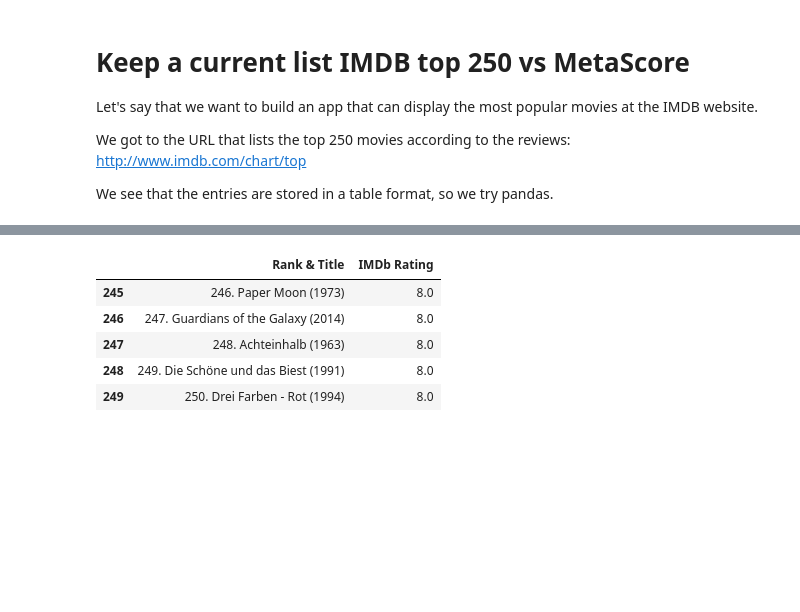
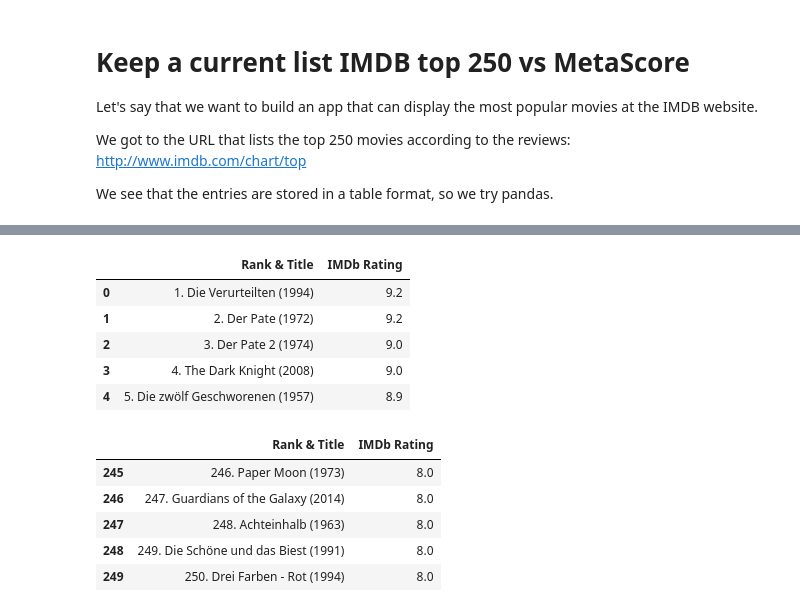
Before and after one commit to ByronBay/dataXbwcon, a Jupyter notebook: 03-tools-webscraping/notebook-webscraping.ipynb, the cells around one changed output, grey strips where cells are left out. Drawn from its saved outputs; the diff is of its cells as text; code cells hidden in the pictures; blank space fills up the shorter version.

```diff
--- a/03-tools-webscraping/notebook-webscraping.ipynb
+++ b/03-tools-webscraping/notebook-webscraping.ipynb
@@ -729,3 +727,12 @@ IndexError: index 3 is out of bounds for axis 1 with size 2
+# %%
+df_imdb.head()
+# %% [output]
+|  | Rank & Title | IMDb Rating |
+| 0 | 1. Die Verurteilten (1994) | 9.2 |
+| 1 | 2. Der Pate (1972) | 9.2 |
+| 2 | 3. Der Pate 2 (1974) | 9.0 |
+| 3 | 4. The Dark Knight (2008) | 9.0 |
+| 4 | 5. Die zwölf Geschworenen (1957) | 8.9 |
 # %%
 df_imdb.tail()
 # %% [output]
```
Also changed, not shown: parts of 8 cells of this notebook, 1 other file.
